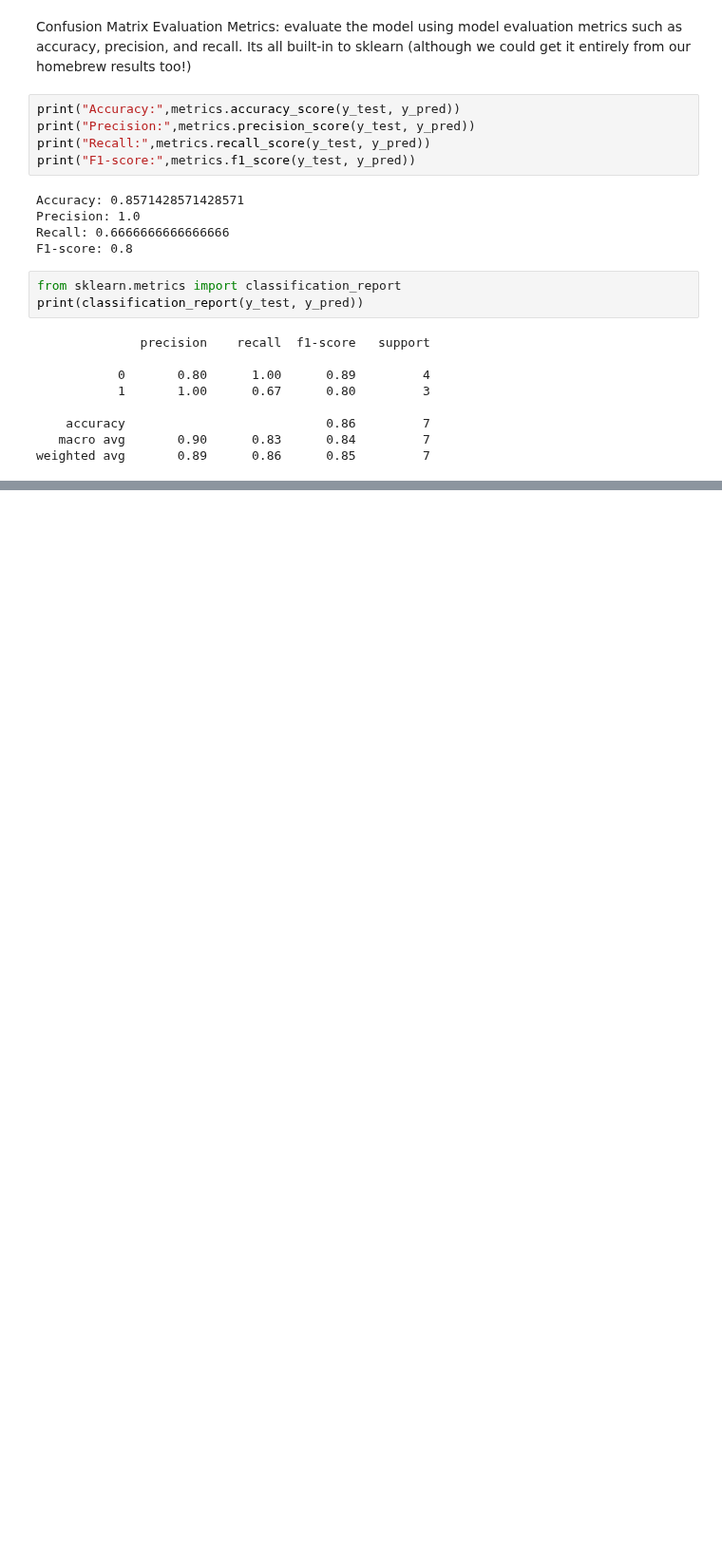
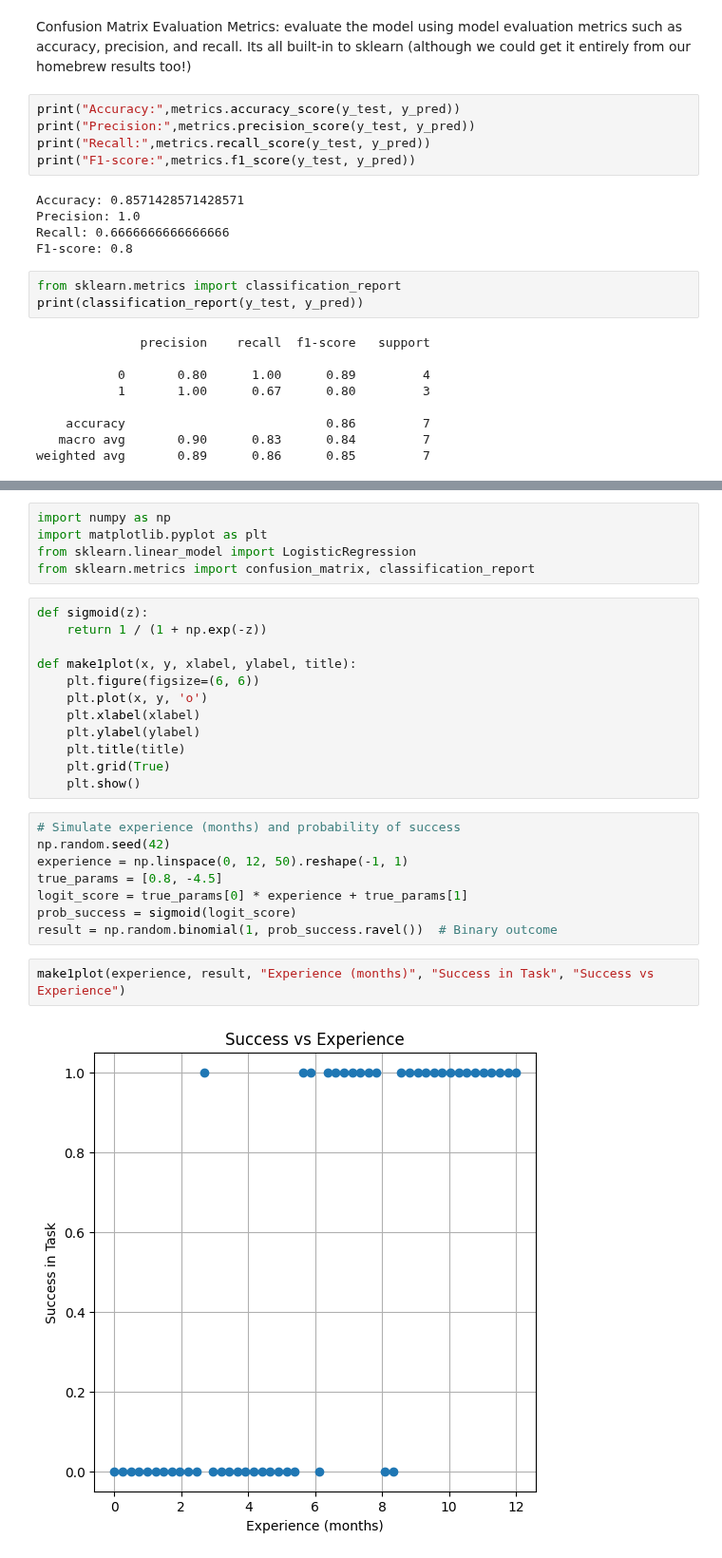
Before and after one commit to dustykat/ce-5319-webroot, a Jupyter notebook: MLBE4CE/_build/jupyter_execute/chapters/06-logisticregression/example1.ipynb, the cells around one changed output, grey strips where cells are left out. Shown at 95% size. Cells and saved outputs as stored; diff of their text form; blank space fills up the shorter version.

Commit message:
update nonlinear, and logistic

```diff
--- a/MLBE4CE/_build/jupyter_execute/chapters/06-logisticregression/example1.ipynb
+++ b/MLBE4CE/_build/jupyter_execute/chapters/06-logisticregression/example1.ipynb
@@ -342,0 +374,29 @@ weighted avg       0.89      0.86      0.85         7
+# %%
+import numpy as np
+import matplotlib.pyplot as plt
+from sklearn.linear_model import LogisticRegression
+from sklearn.metrics import confusion_matrix, classification_report
+# %%
+def sigmoid(z):
+    return 1 / (1 + np.exp(-z))
+
+def make1plot(x, y, xlabel, ylabel, title):
+    plt.figure(figsize=(6, 6))
+    plt.plot(x, y, 'o')
+    plt.xlabel(xlabel)
+    plt.ylabel(ylabel)
+    plt.title(title)
+    plt.grid(True)
+    plt.show()
+# %%
+# Simulate experience (months) and probability of success
+np.random.seed(42)
+experience = np.linspace(0, 12, 50).reshape(-1, 1)
+true_params = [0.8, -4.5]
+logit_score = true_params[0] * experience + true_params[1]
+prob_success = sigmoid(logit_score)
+result = np.random.binomial(1, prob_success.ravel())  # Binary outcome
+# %%
+make1plot(experience, result, "Experience (months)", "Success in Task", "Success vs Experience")
+# %% [output]
+[figure, added]
```
Also changed, not shown: parts of 5 cells of this notebook, 47 other files.
